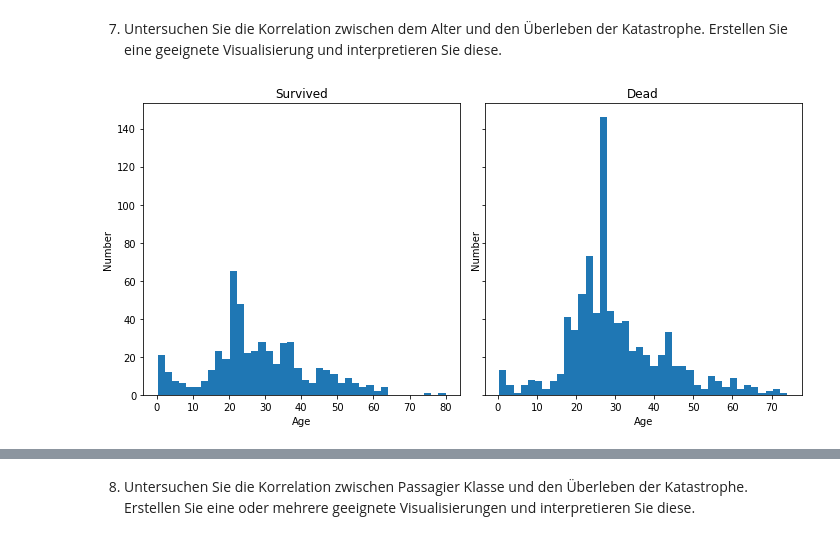
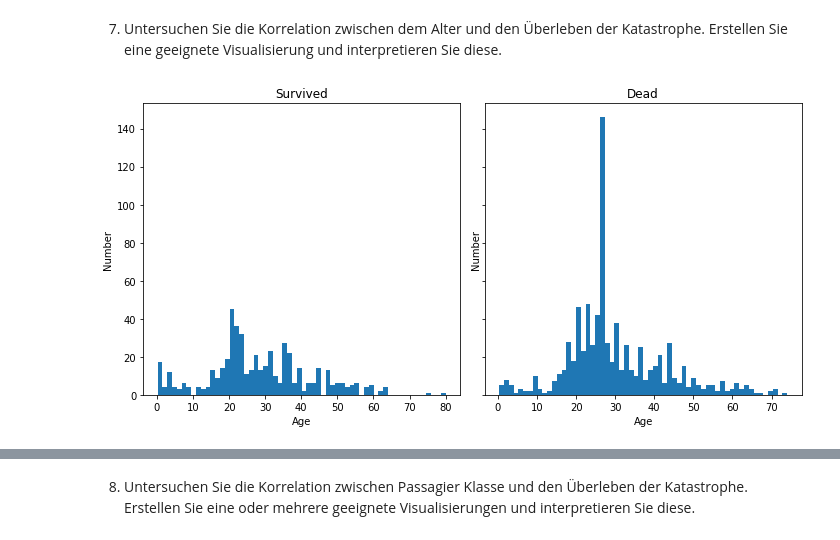
Before and after one commit to julianfbeck/ML-Uebungen, a Jupyter notebook: Aufgabenblatt 2/Exploratory data analysis - Titanic Dataset - Exercises.ipynb, the cells around one changed output, grey strips where cells are left out. Cells and saved outputs as stored; diff of their text form; code cells hidden in the pictures.

```diff
--- a/Aufgabenblatt 2/Exploratory data analysis - Titanic Dataset - Exercises.ipynb
+++ b/Aufgabenblatt 2/Exploratory data analysis - Titanic Dataset - Exercises.ipynb
@@ -509,23 +509,23 @@ Text(0, 0.5, 'Nummer Übelebender')
 # %%
 # TODO implement
 survived = [df[df['Survived']==1]['Age']]
 dead =[df[df['Survived']==0]['Age']]
 
 fig, axes = plt.subplots(nrows=1, ncols=2, figsize=(10, 5), sharey='row')
-axes[0].hist(survived, bins=40)
-axes[1].hist(dead, bins=40)
+axes[0].hist(survived, bins=60)
+axes[1].hist(dead, bins=60)
 axes[0].set_title('Survived')
 axes[1].set_title('Dead')
 
 axes[0].set_xlabel('Age')
 axes[0].set_ylabel('Number')
 axes[1].set_xlabel('Age')
 axes[1].set_ylabel('Number')
 fig.tight_layout()
 #Meisete Leute im Alter von 20-40 Gestorben
 #Sehr junge Personen haben überlebt
 # %% [output]
-[figure, old version]
+[figure, new version]
 # %%
 figure = plt.figure(figsize=(9,6))
 plt.hist([df[df['Survived']==1]['Age'],df[df['Survived']==0]['Age']], stacked=False,
```
Also changed, not shown: parts of 2 cells of this notebook, 1 other file.
